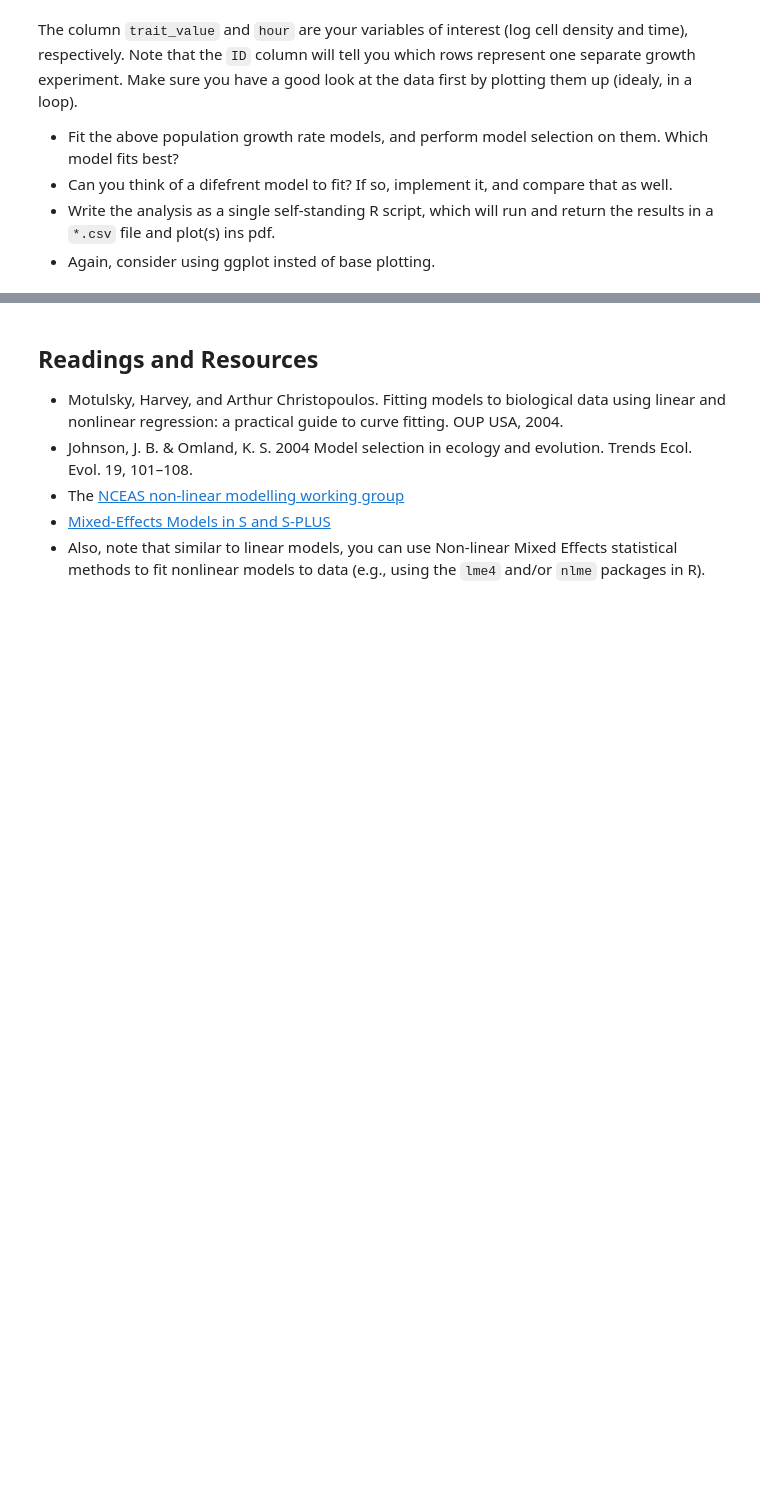
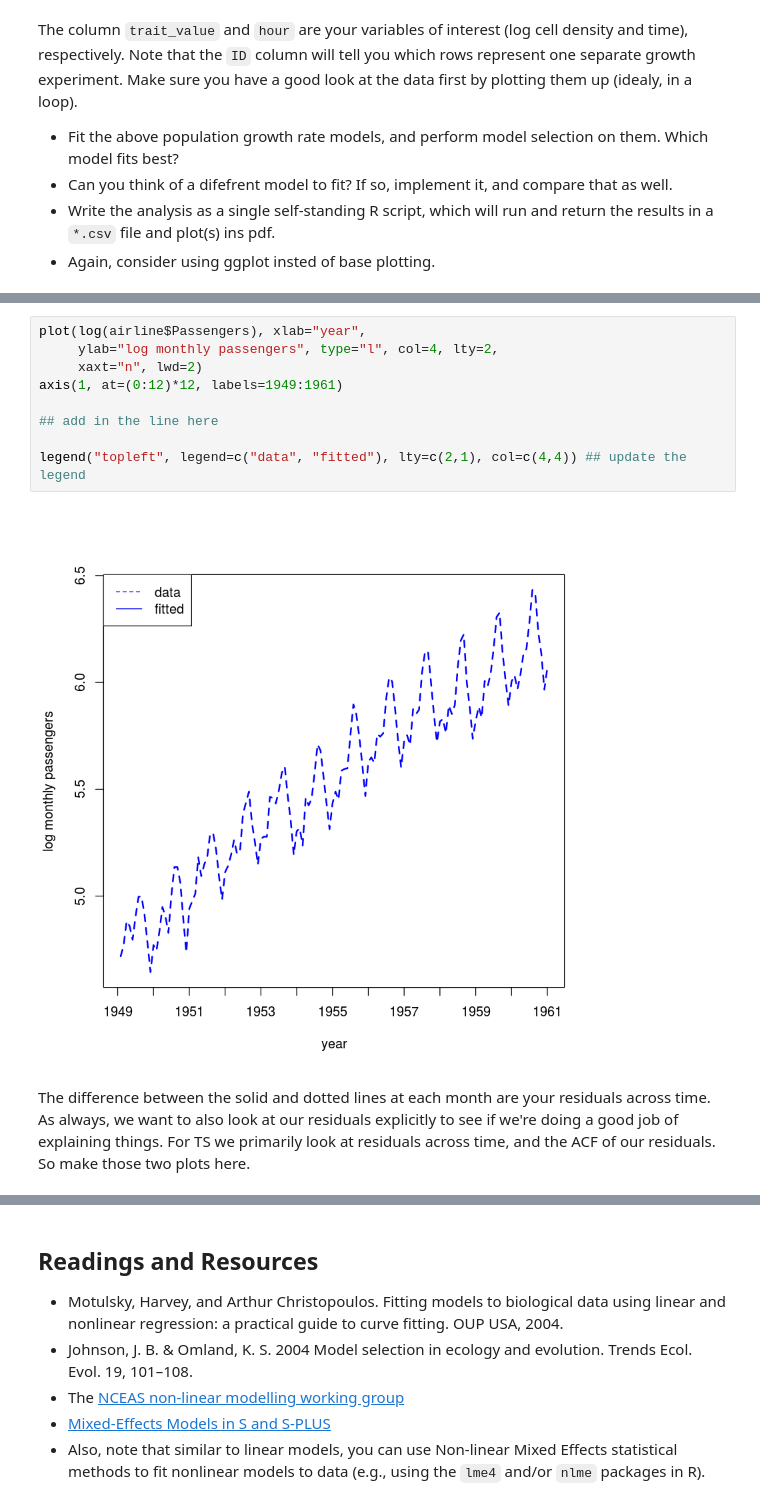
Before and after one commit to vectorbite/VBiTraining2, a Jupyter notebook: notebooks/Abundances.ipynb, the cells around one changed output, grey strips where cells are left out. Drawn from its saved outputs; the diff is of its cells as text; blank space fills up the shorter version.

Commit message:
Updated jupyter Abundance notebook's Time series part

```diff
--- a/notebooks/Abundances.ipynb
+++ b/notebooks/Abundances.ipynb
@@ -221,0 +284,13 @@ The column `trait_value` and `hour` are your variables of interest (log cell den
+# %%
+plot(log(airline$Passengers), xlab="year",
+     ylab="log monthly passengers", type="l", col=4, lty=2,
+     xaxt="n", lwd=2)
+axis(1, at=(0:12)*12, labels=1949:1961)
+
+## add in the line here
+
+legend("topleft", legend=c("data", "fitted"), lty=c(2,1), col=c(4,4)) ## update the legend
+# %% [output]
+[figure, added]
+# %% [markdown]
+The difference between the solid and dotted lines at each month are your residuals across time. As always, we want to also look at our residuals explicitly to see if we're doing a good job of explaining things. For TS we primarily look at residuals across time, and the ACF of our residuals. So make those two plots here.
```
Also changed, not shown: parts of 29 cells of this notebook.
